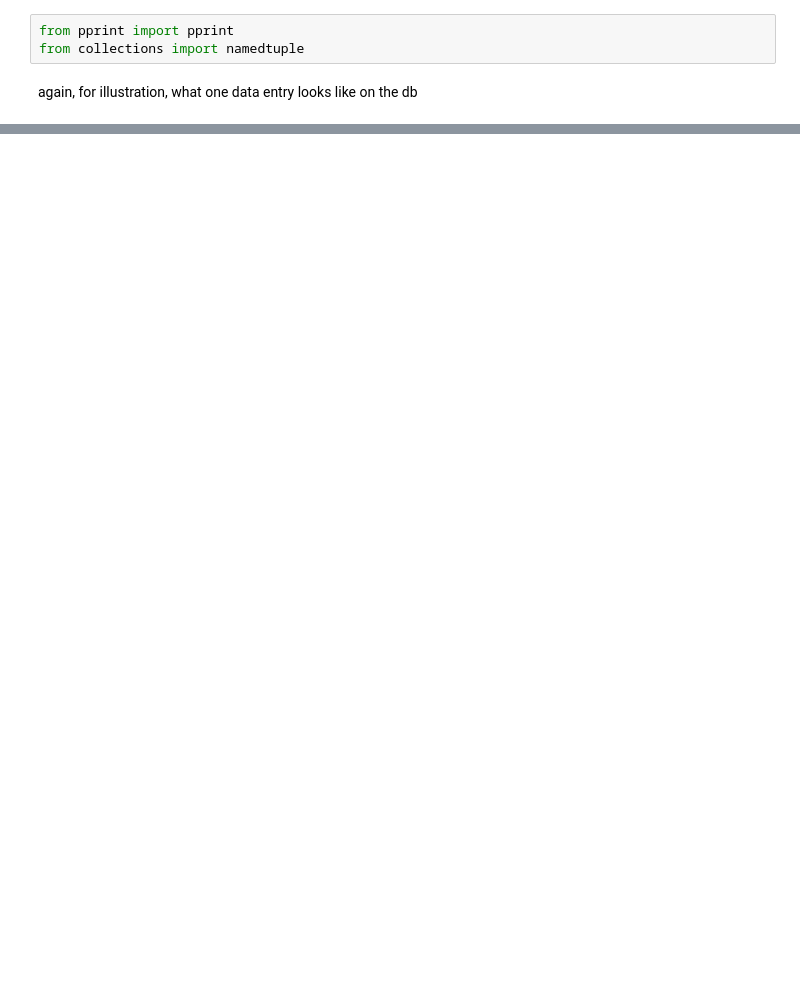
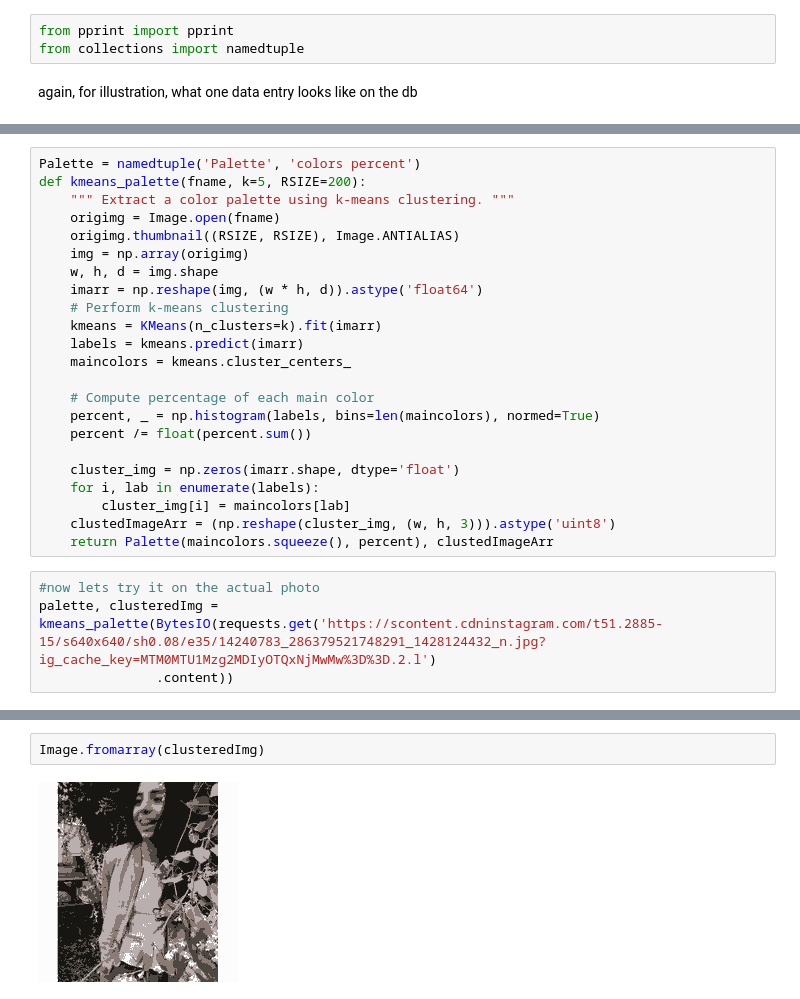
Before and after one commit to wwymak/instagram-london-explore, a Jupyter notebook: Instagram-london image analysis .ipynb, the cells around one changed output, grey strips where cells are left out. Saved outputs shown, nothing was run; the diff lists cells and outputs as text; blank space fills up the shorter version.

```diff
--- a/Instagram-london image analysis .ipynb
+++ b/Instagram-london image analysis .ipynb
@@ -123,0 +107,27 @@ test.palette
+# %%
+Palette = namedtuple('Palette', 'colors percent')
+def kmeans_palette(fname, k=5, RSIZE=200):
+    """ Extract a color palette using k-means clustering. """
+    origimg = Image.open(fname)
+    origimg.thumbnail((RSIZE, RSIZE), Image.ANTIALIAS)
+    img = np.array(origimg)
+    w, h, d = img.shape
+    imarr = np.reshape(img, (w * h, d)).astype('float64')
+    # Perform k-means clustering
+    kmeans = KMeans(n_clusters=k).fit(imarr)
+    labels = kmeans.predict(imarr)
+    maincolors = kmeans.cluster_centers_
+
+    # Compute percentage of each main color
+    percent, _ = np.histogram(labels, bins=len(maincolors), normed=True)
+    percent /= float(percent.sum())
+
+    cluster_img = np.zeros(imarr.shape, dtype='float')
+    for i, lab in enumerate(labels):
+        cluster_img[i] = maincolors[lab]
+    clustedImageArr = (np.reshape(cluster_img, (w, h, 3))).astype('uint8')
+    return Palette(maincolors.squeeze(), percent), clustedImageArr
+# %%
+#now lets try it on the actual photo
+palette, clusteredImg = kmeans_palette(BytesIO(requests.get('https://scontent.cdninstagram.com/t51.2885-15/s640x640/sh0.08/e35/14240783_286379521748291_1428124432_n.jpg?ig_cache_key=MTM0MTU1Mzg2MDIyOTQxNjMwMw%3D%3D.2.l')
+               .content))
@@ -123,0 +142,4 @@ test.palette
+# %%
+Image.fromarray(clusteredImg)
+# %% [output]
+[figure, added]
```
Also changed, not shown: parts of 36 cells of this notebook.
